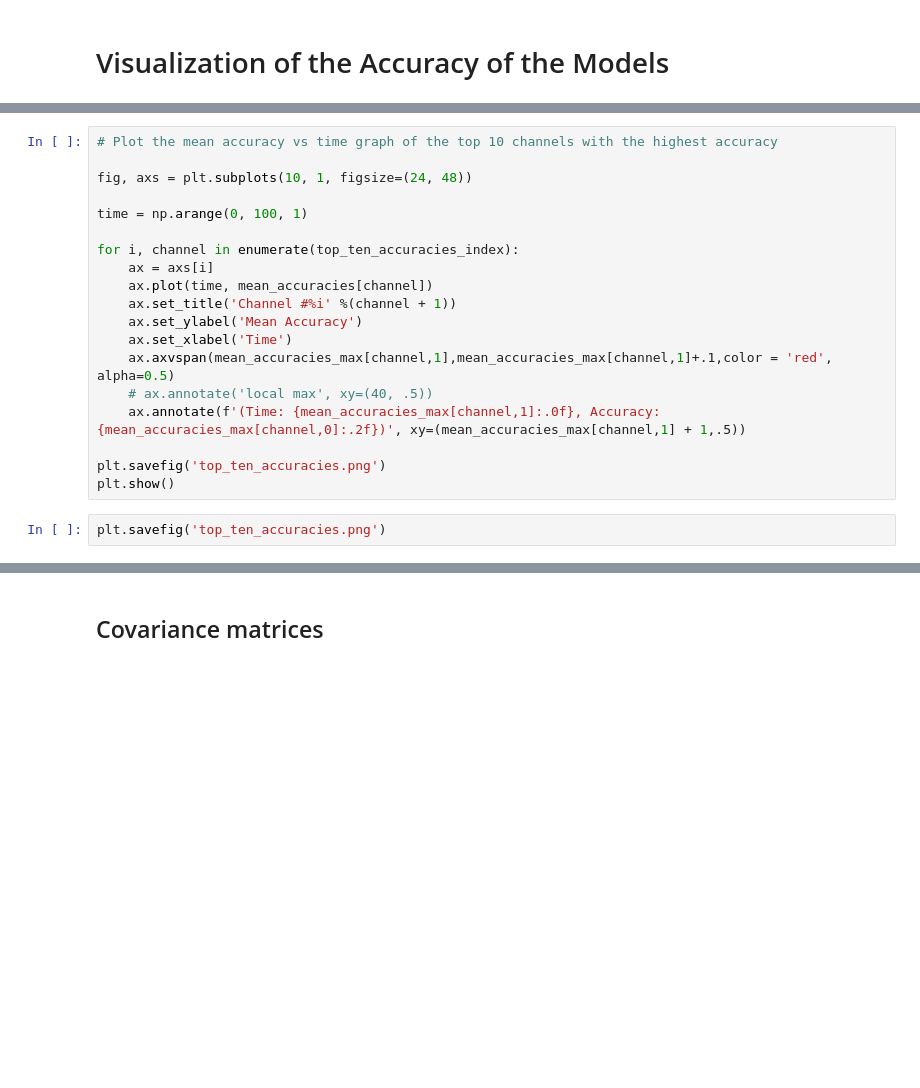
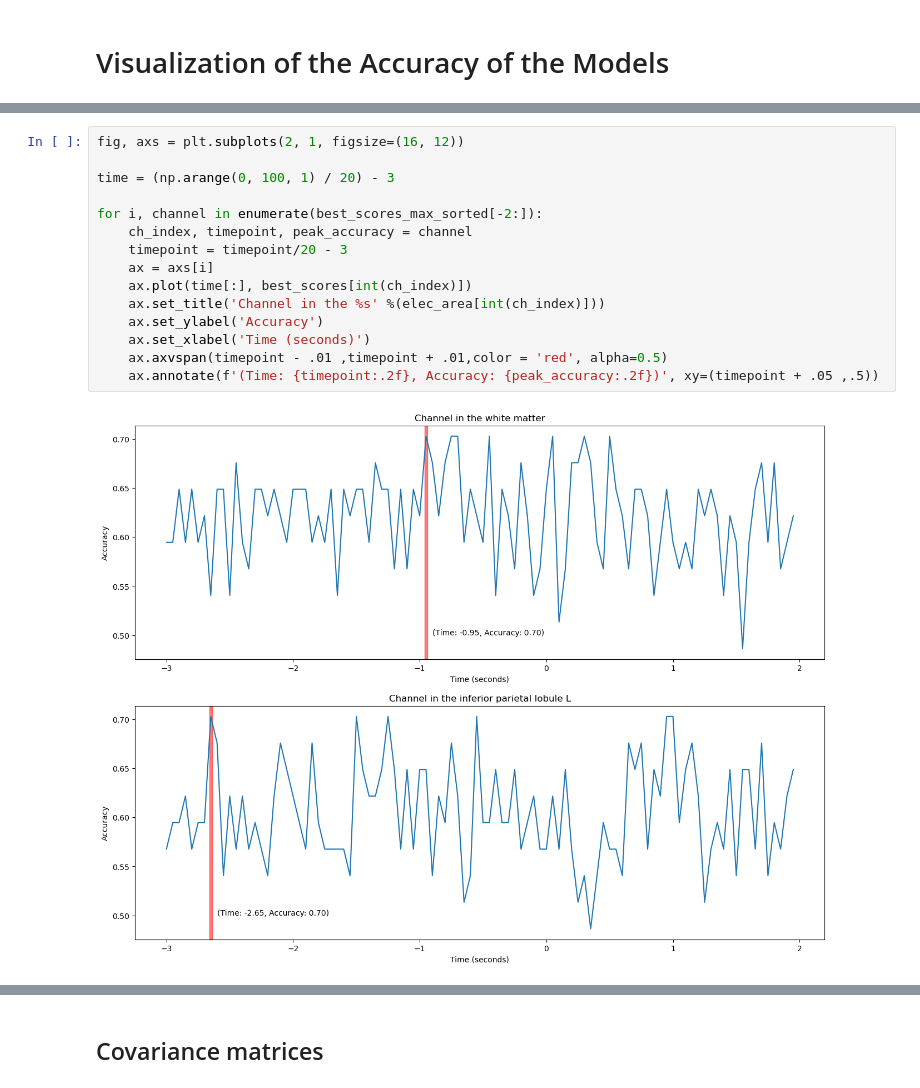
Before and after one commit to ncsl/decoding-decision-making, a Jupyter notebook: EFRI Data Analysis LDA.ipynb, the cells around one changed output, grey strips where cells are left out. Drawn from its saved outputs; the diff is of its cells as text; blank space fills up the shorter version.

```diff
--- a/EFRI Data Analysis LDA.ipynb
+++ b/EFRI Data Analysis LDA.ipynb
@@ -223,21 +243,17 @@ plt.plot(best_scores_max[:, 0])
-# %%
-# Plot the mean accuracy vs time graph of the top 10 channels with the highest accuracy
-
-fig, axs = plt.subplots(10, 1, figsize=(24, 48))
-
-time = np.arange(0, 100, 1)
-
-for i, channel in enumerate(top_ten_accuracies_index):
-    ax = axs[i]
-    ax.plot(time, mean_accuracies[channel])
-    ax.set_title('Channel #%i' %(channel + 1))
-    ax.set_ylabel('Mean Accuracy')
-    ax.set_xlabel('Time')
-    ax.axvspan(mean_accuracies_max[channel,1],mean_accuracies_max[channel,1]+.1,color = 'red', alpha=0.5)
-    # ax.annotate('local max', xy=(40, .5))
-    ax.annotate(f'(Time: {mean_accuracies_max[channel,1]:.0f}, Accuracy: {mean_accuracies_max[channel,0]:.2f})', xy=(mean_accuracies_max[channel,1] + 1,.5))
-
-plt.savefig('top_ten_accuracies.png')
-plt.show()
-# %%
-plt.savefig('top_ten_accuracies.png')
+# %%
+fig, axs = plt.subplots(2, 1, figsize=(16, 12))
+
+time = (np.arange(0, 100, 1) / 20) - 3
+
+for i, channel in enumerate(best_scores_max_sorted[-2:]):
+    ch_index, timepoint, peak_accuracy = channel
+    timepoint = timepoint/20 - 3
+    ax = axs[i]
+    ax.plot(time[:], best_scores[int(ch_index)])
+    ax.set_title('Channel in the %s' %(elec_area[int(ch_index)]))
+    ax.set_ylabel('Accuracy')
+    ax.set_xlabel('Time (seconds)')
+    ax.axvspan(timepoint - .01 ,timepoint + .01,color = 'red', alpha=0.5)
+    ax.annotate(f'(Time: {timepoint:.2f}, Accuracy: {peak_accuracy:.2f})', xy=(timepoint + .05 ,.5))
+# %% [output]
+[figure, added]
```
Also changed, not shown: parts of 12 cells of this notebook.
